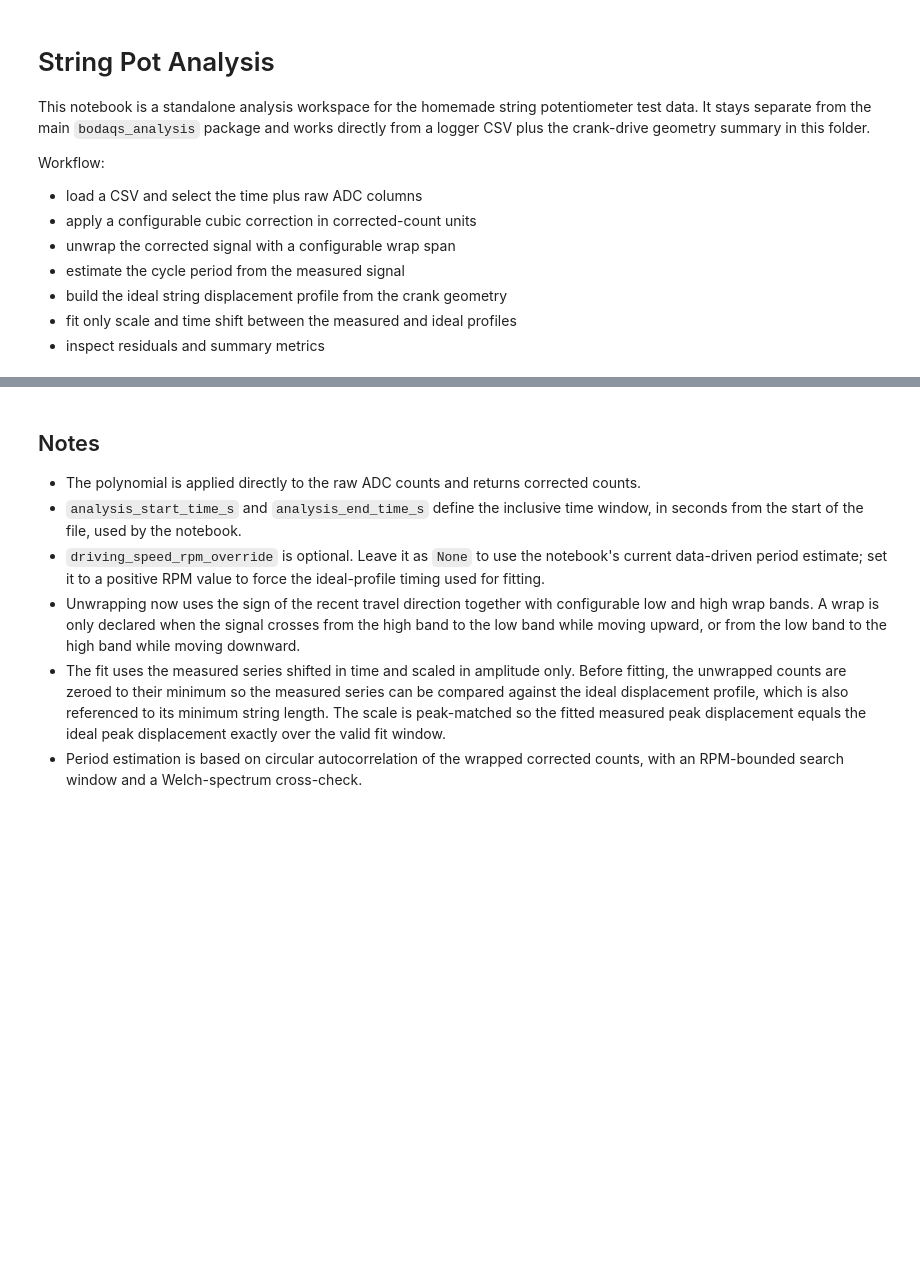
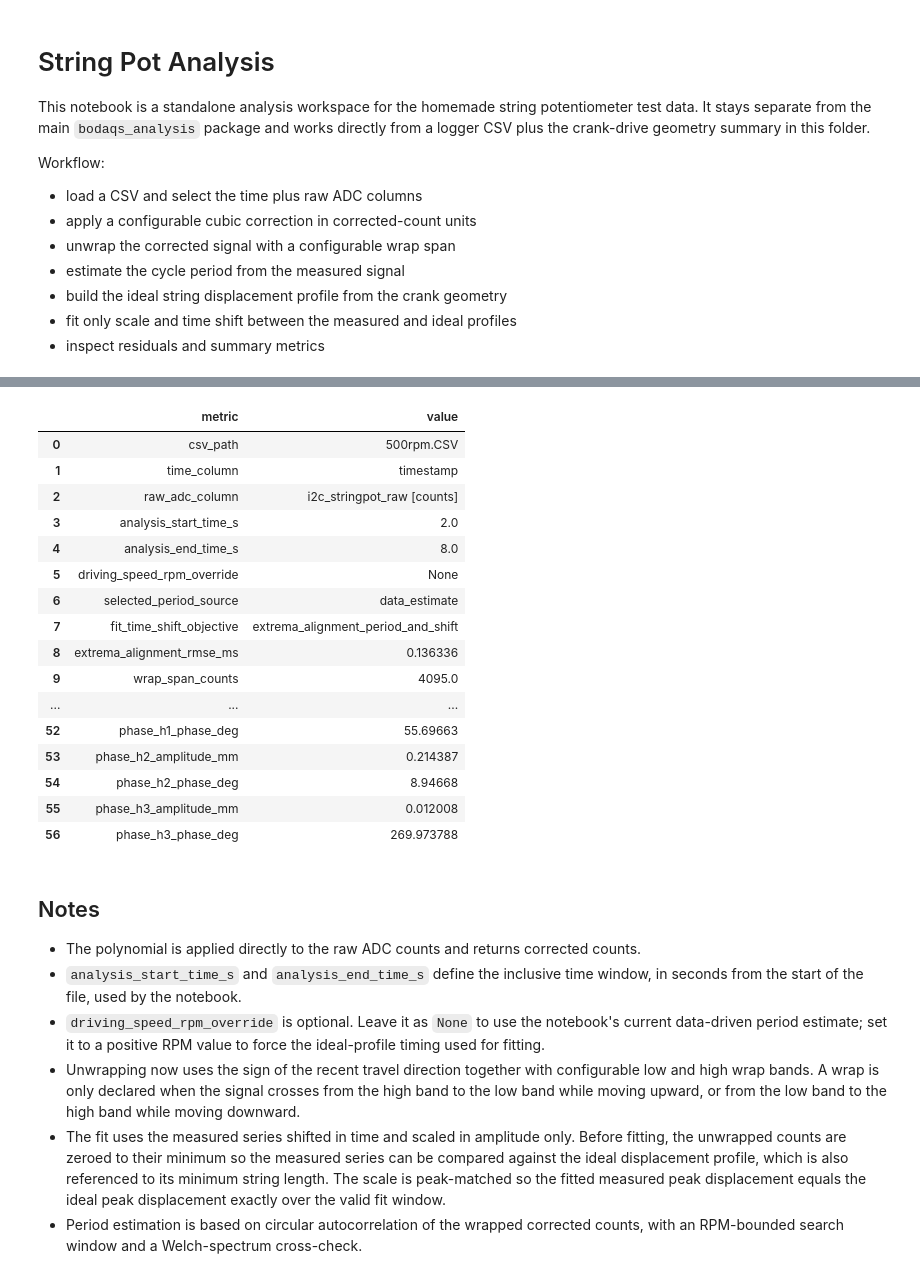
Before and after one commit to benconnor1972/BODAQS, a Jupyter notebook: analysis/string pot analysis/string_pot_analysis.ipynb, the cells around one changed output, grey strips where cells are left out. Cells and saved outputs as stored; diff of their text form; code cells hidden in the pictures; blank space fills up the shorter version.

Commit message:
Finish up string pot analysis notebook and summarise results for v3

```diff
--- a/analysis/string pot analysis/string_pot_analysis.ipynb
+++ b/analysis/string pot analysis/string_pot_analysis.ipynb
@@ -838,10 +1260,5 @@ fig.show()
 # %%
 valid_residuals = analysis_df.loc[analysis_df['fit_valid'], 'residual_mm'].to_numpy(dtype=float)
-valid_constant_residuals = analysis_df.loc[analysis_df['constant_speed_fit_valid'], 'constant_speed_residual_mm'].to_numpy(dtype=float)
-cycle_periods_s = instantaneous_period_info['cycle_periods_s']
-cycle_speed_rpm = instantaneous_period_info['cycle_speed_rpm']
-constant_speed_rmse_mm = float(np.sqrt(np.nanmean(valid_constant_residuals**2)))
-variable_speed_rmse_mm = float(np.sqrt(np.nanmean(valid_residuals**2)))
 
 summary = {
     'csv_path': str(csv_path),
@@ -851,56 +1268,79 @@ summary = {
     'analysis_end_time_s': None if analysis_end_time_s is None else float(analysis_end_time_s),
     'driving_speed_rpm_override': None if driving_speed_rpm_override is None else float(driving_speed_rpm_override),
     'selected_period_source': selected_period_source,
-    'instantaneous_model_source': 'cycle_peak_intervals',
+    'fit_time_shift_objective': fit_info['shift_objective'],
+    'extrema_alignment_rmse_ms': float(1e3 * fit_info['extrema_alignment_rmse_s']),
     'wrap_span_counts': float(wrap_span_counts),
-    'wrap_low_band_max_count': float(wrap_low_band_max_count),
-    'wrap_high_band_min_count': float(wrap_high_band_min_count),
     'poly_c0': float(c0),
     'poly_c1': float(c1),
     'poly_c2': float(c2),
     'poly_c3': float(c3),
     'geometry_r_mm': float(crank_pin_offset_r_mm),
     'geometry_l_mm': float(entry_offset_l_mm),
     'sample_count': int(len(analysis_df)),
     'valid_fit_samples': int(analysis_df['fit_valid'].sum()),
     'duration_s': float(np.nanmax(analysis_df['time_s']) - np.nanmin(analysis_df['time_s'])),
     'estimated_sample_rate_hz': float(period_info['sample_rate_hz']),
     'data_estimated_period_s': float(data_estimated_period_s),
     'data_estimated_frequency_hz': float(data_estimated_frequency_hz),
     'data_estimated_speed_rpm': float(data_estimated_speed_rpm),
     'estimated_period_s': float(estimated_period_s),
     'estimated_frequency_hz': float(estimated_frequency_hz),
     'estimated_speed_rpm': float(estimated_speed_rpm),
-    'cycle_anchor_count': int(len(instantaneous_period_info['anchor_times_s'])),
-    'cycle_period_mean_s': float(np.nanmean(cycle_periods_s)),
-    'cycle_period_std_s': float(np.nanstd(cycle_periods_s)),
-    'cycle_period_min_s': float(np.nanmin(cycle_periods_s)),
-    'cycle_period_max_s': float(np.nanmax(cycle_periods_s)),
-    'cycle_speed_mean_rpm': float(np.nanmean(cycle_speed_rpm)),
-    'cycle_speed_std_rpm': float(np.nanstd(cycle_speed_rpm)),
-    'cycle_speed_min_rpm': float(np.nanmin(cycle_speed_rpm)),
-    'cycle_speed_max_rpm': float(np.nanmax(cycle_speed_rpm)),
+    'fit_period_initial_guess_s': float(fit_info['period_initial_guess_s']),
+    'fit_period_cycle_mean_s': float(fit_info['refined_cycle_period_s']),
+    'fit_period_cycle_std_s': float(fit_info['refined_cycle_period_std_s']),
+    'fit_period_s': float(fit_info['period_s']),
+    'fit_frequency_hz': float(fit_info['frequency_hz']),
+    'fit_speed_rpm': float(fit_info['speed_rpm']),
     'fit_scale_mm_per_count': float(fit_info['scale_mm_per_count']),
     'fit_time_shift_s': float(fit_info['shift_s']),
     'peak_matched_measured_peak_count': float(fit_info['measured_peak_count']),
     'peak_matched_ideal_peak_mm': float(fit_info['ideal_peak_mm']),
     'peak_matched_scaled_peak_mm': float(np.nanmax(analysis_df.loc[analysis_df['fit_valid'], 'scaled_measured_mm'].to_numpy(dtype=float))),
-    'constant_speed_rmse_mm': constant_speed_rmse_mm,
-    'rmse_mm': variable_speed_rmse_mm,
-    'rmse_improvement_mm': float(constant_speed_rmse_mm - variable_speed_rmse_mm),
-    'constant_speed_mae_mm': float(np.nanmean(np.abs(valid_constant_residuals))),
+    'rmse_mm': float(np.sqrt(np.nanmean(valid_residuals**2))),
     'mae_mm': float(np.nanmean(np.abs(valid_residuals))),
     'max_abs_residual_mm': float(np.nanmax(np.abs(valid_residuals))),
+    'phase_bin_count': int(phase_residual_info['bin_count']),
+    'phase_mean_residual_peak_to_peak_mm': float(
+        phase_bin_df['mean_residual_mm'].max() - phase_bin_df['mean_residual_mm'].min()
+    ),
+    'phase_max_rms_residual_mm': float(phase_bin_df['rms_residual_mm'].max()),
+    'phase_mean_std_residual_mm': float(phase_bin_df['std_residual_mm'].mean()),
     'raw_min_count': float(np.nanmin(analysis_df['raw_adc_counts'])),
     'raw_max_count': float(np.nanmax(analysis_df['raw_adc_counts'])),
     'unwrapped_min_count': float(np.nanmin(analysis_df['unwrapped_counts'])),
     'unwrapped_max_count': float(np.nanmax(analysis_df['unwrapped_counts'])),
     'ideal_min_mm': float(np.nanmin(analysis_df['ideal_displacement_mm'])),
     'ideal_max_mm': float(np.nanmax(analysis_df['ideal_displacement_mm'])),
 }
 
+for _, harmonic_row in phase_harmonics_df.iterrows():
+    harmonic_idx = int(harmonic_row['harmonic'])
+    summary[f'phase_h{harmonic_idx}_amplitude_mm'] = float(harmonic_row['amplitude_mm'])
+    if harmonic_idx > 0:
+        summary[f'phase_h{harmonic_idx}_phase_deg'] = float(harmonic_row['phase_offset_deg'])
+
 summary_df = pd.DataFrame({'metric': list(summary.keys()), 'value': list(summary.values())})
 display(summary_df)
+# %% [output]
+|  | metric | value |
+| 0 | csv_path | 500rpm.CSV |
+| 1 | time_column | timestamp |
+| 2 | raw_adc_column | i2c_stringpot_raw [counts] |
+| 3 | analysis_start_time_s | 2.0 |
+| 4 | analysis_end_time_s | 8.0 |
+| 5 | driving_speed_rpm_override | None |
+| 6 | selected_period_source | data_estimate |
+| 7 | fit_time_shift_objective | extrema_alignment_period_and_shift |
+| 8 | extrema_alignment_rmse_ms | 0.136336 |
+| 9 | wrap_span_counts | 4095.0 |
+| ... | ... | ... |
+| 52 | phase_h1_phase_deg | 55.69663 |
+| 53 | phase_h2_amplitude_mm | 0.214387 |
+| 54 | phase_h2_phase_deg | 8.94668 |
+| 55 | phase_h3_amplitude_mm | 0.012008 |
+| 56 | phase_h3_phase_deg | 269.973788 |
 # %% [markdown]
 ## Notes
 
```
Also changed, not shown: parts of 10 cells of this notebook, 2 other files.
